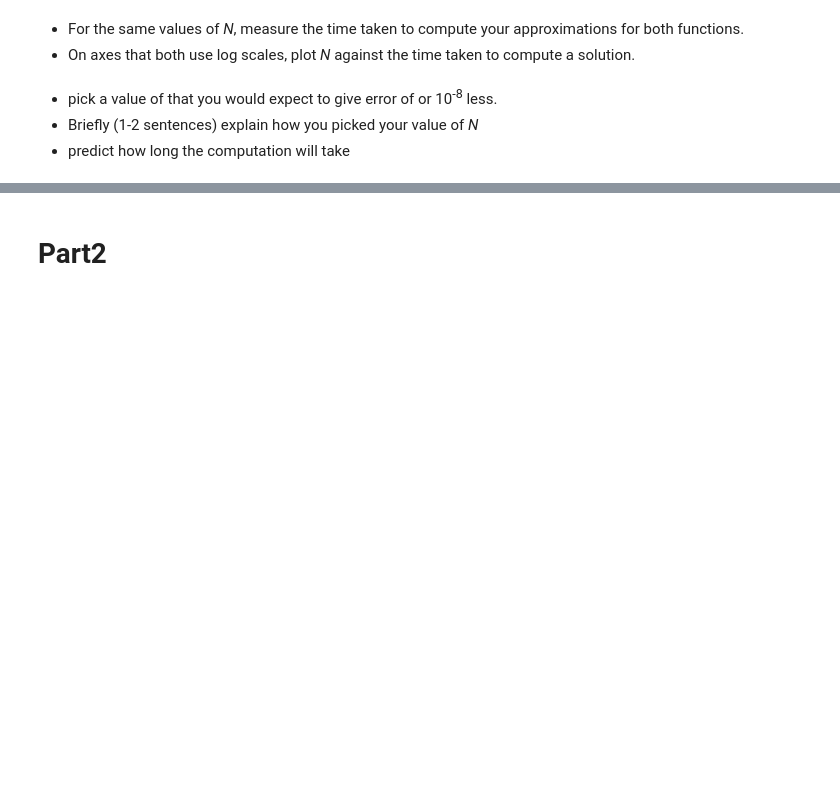
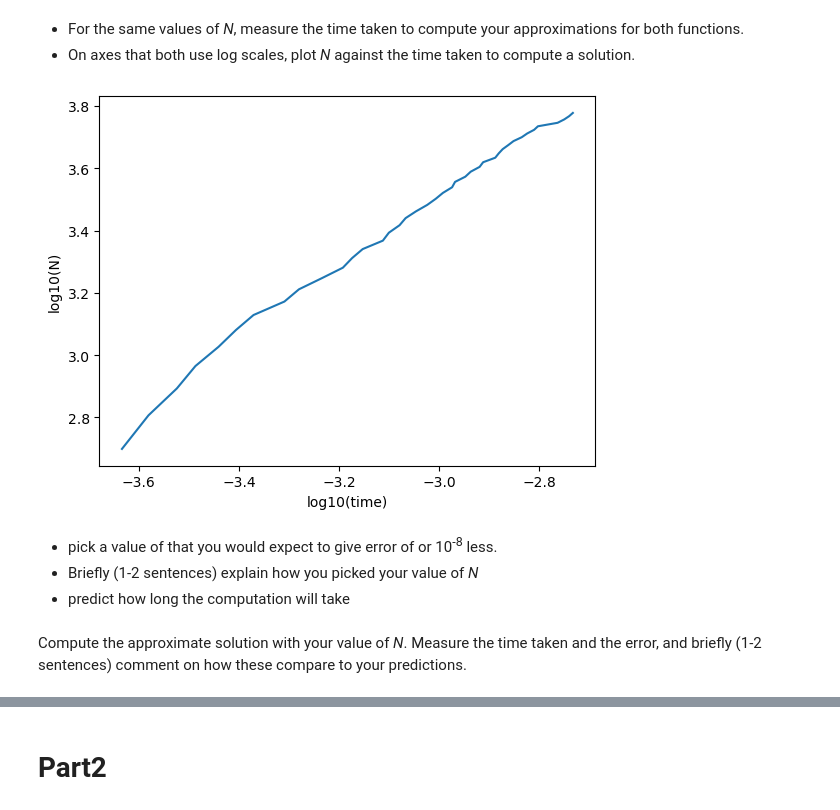
Before and after one commit to YRYoung/HPC, a Jupyter notebook: Assigenment/Assignment_2.ipynb, the cells around one changed output, grey strips where cells are left out. Drawn from its saved outputs; the diff is of its cells as text; code cells hidden in the pictures; blank space fills up the shorter version.

```diff
--- a/Assigenment/Assignment_2.ipynb
+++ b/Assigenment/Assignment_2.ipynb
@@ -126,29 +126,34 @@ KeyboardInterrupt:
 # %%
 
 import matplotlib.pyplot as plt
 from tqdm import tqdm
 import timeit
 
 k = 29. * np.pi / 2.
 times = []
 sizes = np.round(np.linspace(500, 6000, 40))
 for i, N in enumerate(tqdm(sizes)):
     x = np.linspace(0, 1, int(N + 1))
     A, f = generate_mat(int(N))
 
-    t = timeit.Timer(lambda: spsolve(A, f.T)).timeit(110)
+    t = timeit.Timer(lambda: spsolve(A, f.T)).timeit(1000)
 
-    times.append(t)
+    times.append(t / 1000)
 
 plt.plot(np.log10(times), np.log10(sizes))
 
 plt.xlabel('log10(time)')
 plt.ylabel('log10(N)')
 plt.show()
+# %% [output]
+[figure, added]
 # %% [markdown]
 * pick a value of that you would expect to give error of or 10<sup>-8</sup> less.
 * Briefly (1-2 sentences) explain how you picked your value of *N*
 * predict how long the computation will take
+# %% [markdown]
+Compute the approximate solution with your value of *N*.
+Measure the time taken and the error, and briefly (1-2 sentences) comment on how these compare to your predictions.
 # %%
 from sympy import symbols, solve
 import math
```
Also changed, not shown: parts of 16 cells of this notebook, 2 other files.
